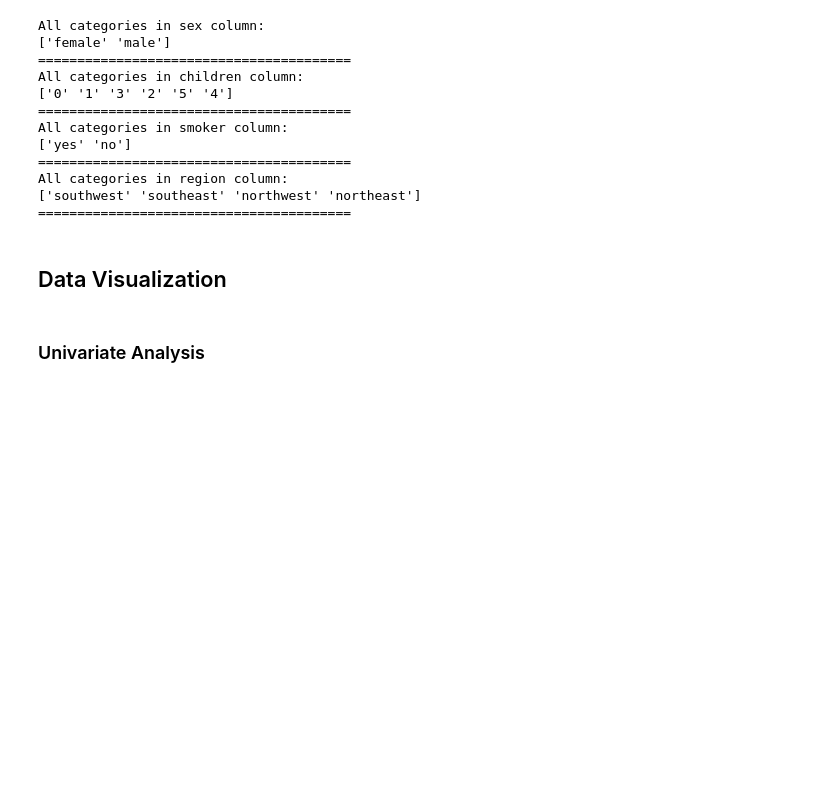
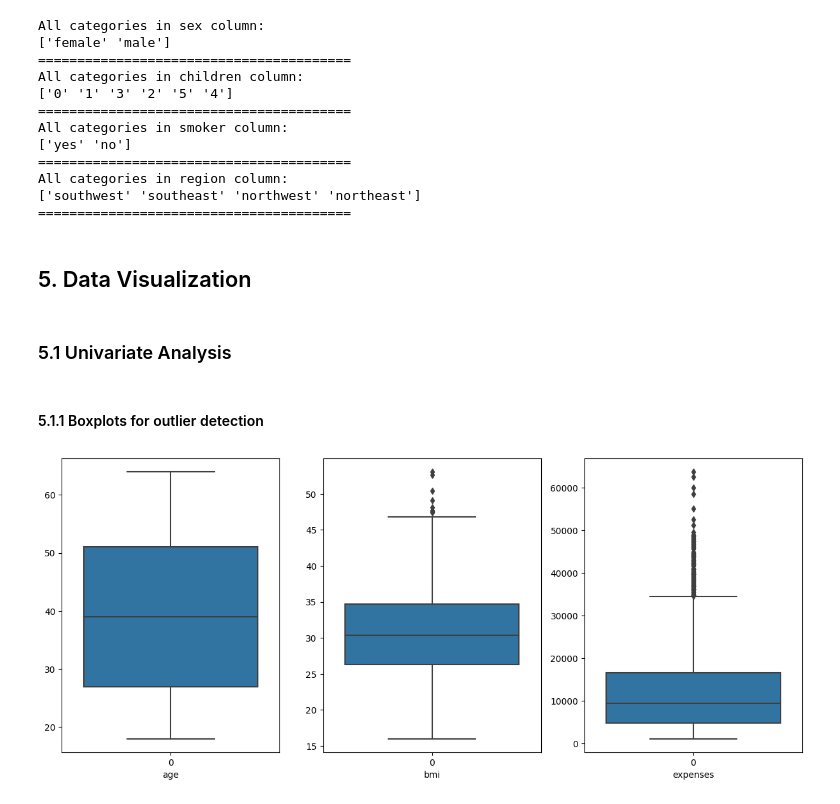
Before and after one commit to kuldeepguptahub/health-expenditure-prediction, a Jupyter notebook: notebooks/EDA.ipynb, the cells around one changed output. Drawn from its saved outputs; the diff is of its cells as text; code cells hidden in the pictures; blank space fills up the shorter version.

```diff
--- a/notebooks/EDA.ipynb
+++ b/notebooks/EDA.ipynb
@@ -213,6 +189,18 @@ All categories in region column:
 ['southwest' 'southeast' 'northwest' 'northeast']
 ========================================
 # %% [markdown]
-## Data Visualization
+## 5. Data Visualization
 # %% [markdown]
-### Univariate Analysis
+### 5.1 Univariate Analysis
+# %% [markdown]
+#### 5.1.1 Boxplots for outlier detection
+# %%
+plt.figure(figsize=(15, 6))
+for i, col in enumerate(num_features):
+    plt.subplot(1, 3, i+1)
+    sns.boxplot(data=df[col])
+    plt.xlabel(col)
+
+plt.show()
+# %% [output]
+[figure, added]
```
Also changed, not shown: parts of 3 cells of this notebook.
